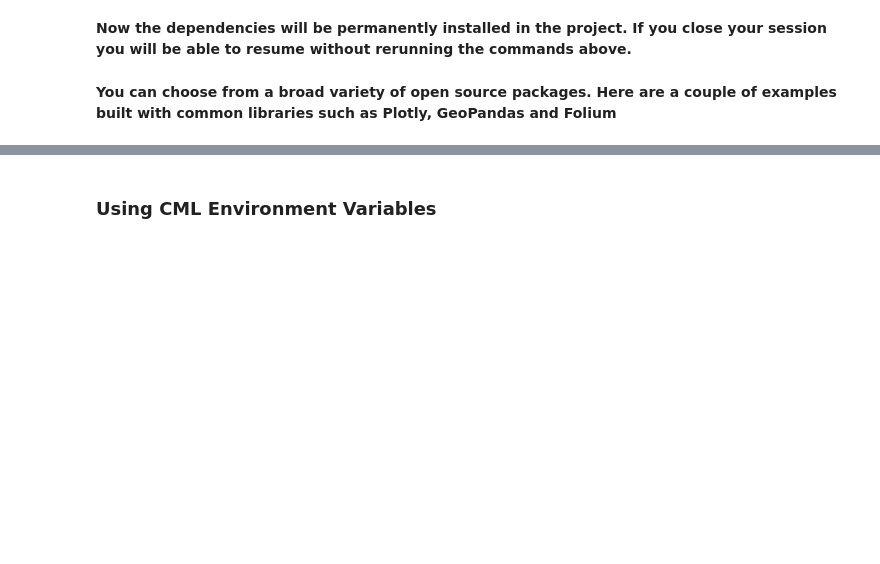
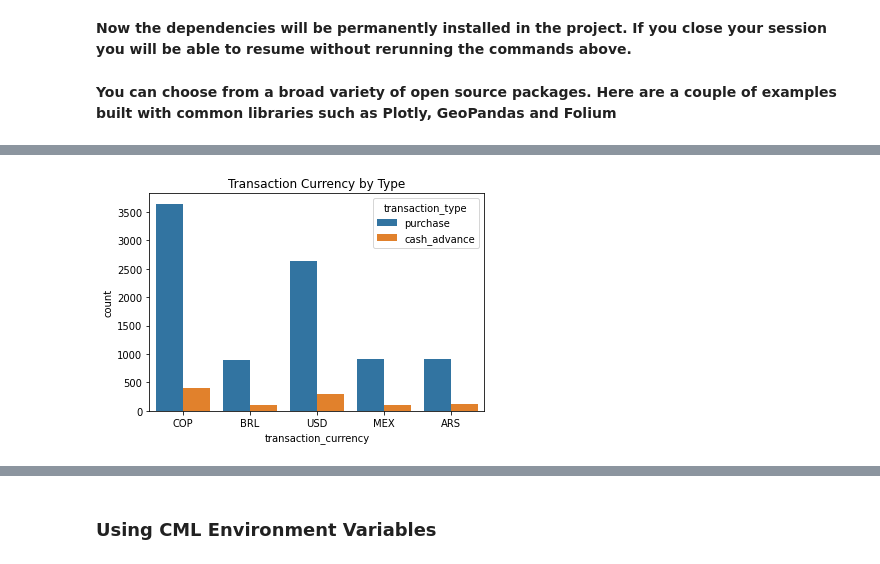
Before and after one commit to pdefusco/cml_intro_hol_200324, a Jupyter notebook: 01_CML_Session_Basics.ipynb, the cells around one changed output, grey strips where cells are left out. Drawn from its saved outputs; the diff is of its cells as text; code cells hidden in the pictures; blank space fills up the shorter version.

```diff
--- a/01_CML_Session_Basics.ipynb
+++ b/01_CML_Session_Basics.ipynb
@@ -162,0 +97,4 @@ folium.Map(location=[41.0082, 28.9784], zoom_start=13)
+# %%
+import pandas as pd
+
+trxDf = pd.read_csv("data/bnk_trx.csv")
@@ -162,0 +117,8 @@ folium.Map(location=[41.0082, 28.9784], zoom_start=13)
+# %%
+import matplotlib.pyplot as plt
+import seaborn as sns
+
+sns.countplot(trxDf, x="transaction_currency", hue="transaction_type").set_title('Transaction Currency by Type')
+plt.show()
+# %% [output]
+[figure, added]
```
Also changed, not shown: parts of 13 cells of this notebook, 4 other files.
